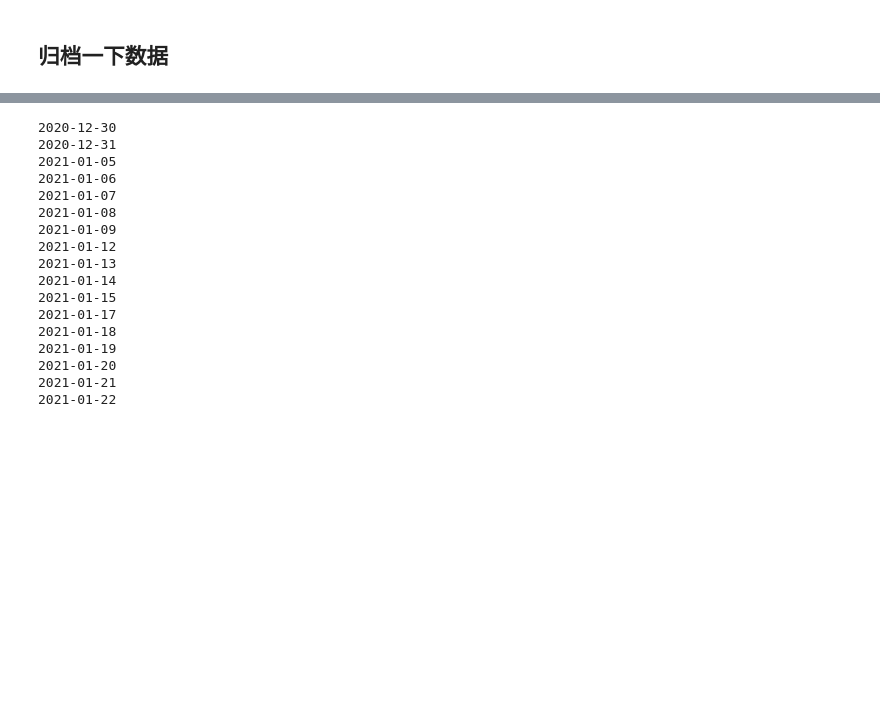
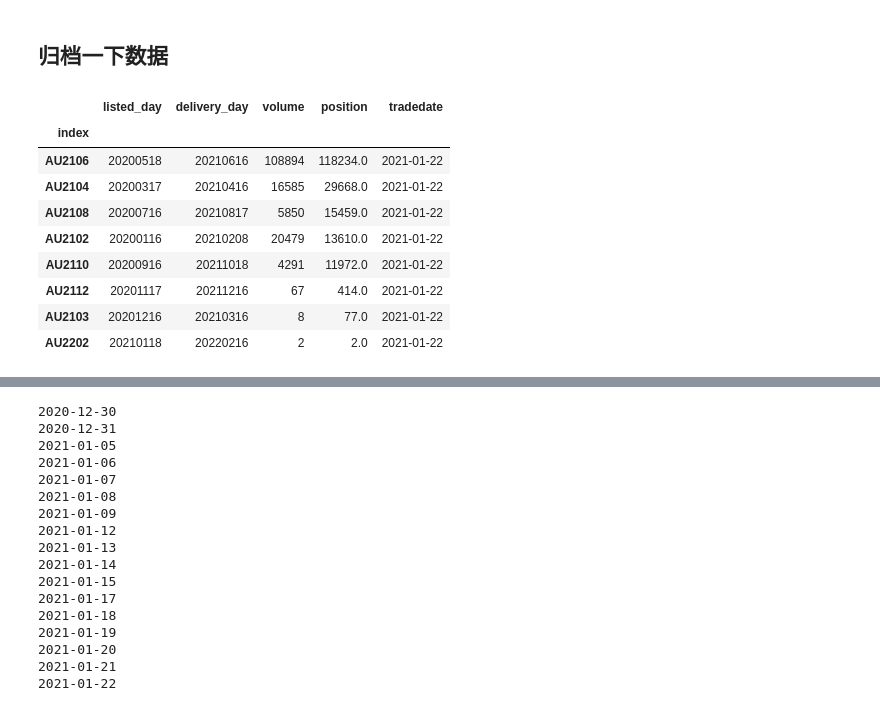
Before and after one commit to uestcmee/my_web, a Jupyter notebook: test.ipynb, the cells around one changed output, grey strips where cells are left out. Cells and saved outputs as stored; diff of their text form; code cells hidden in the pictures; blank space fills up the shorter version.

```diff
--- a/test.ipynb
+++ b/test.ipynb
@@ -9,5 +9,16 @@ engine=create_engine(r'sqlite:///data/Au/黄金合约信息.db')
 # %%
 engine=create_engine(r'sqlite:///data/Au/黄金合约信息.db')
 
 
-pd.read_sql()
+pd.read_sql('2021-01-23',engine,index_col='index')
+# %% [output]
+|  | listed_day | delivery_day | volume | position | tradedate |
+| index |  |  |  |  |  |
+| AU2106 | 20200518 | 20210616 | 108894 | 118234.0 | 2021-01-22 |
+| AU2104 | 20200317 | 20210416 | 16585 | 29668.0 | 2021-01-22 |
+| AU2108 | 20200716 | 20210817 | 5850 | 15459.0 | 2021-01-22 |
+| AU2102 | 20200116 | 20210208 | 20479 | 13610.0 | 2021-01-22 |
+| AU2110 | 20200916 | 20211018 | 4291 | 11972.0 | 2021-01-22 |
+| AU2112 | 20201117 | 20211216 | 67 | 414.0 | 2021-01-22 |
+| AU2103 | 20201216 | 20210316 | 8 | 77.0 | 2021-01-22 |
+| AU2202 | 20210118 | 20220216 | 2 | 2.0 | 2021-01-22 |
```
Also changed, not shown: parts of 3 cells of this notebook, 6 other files.
